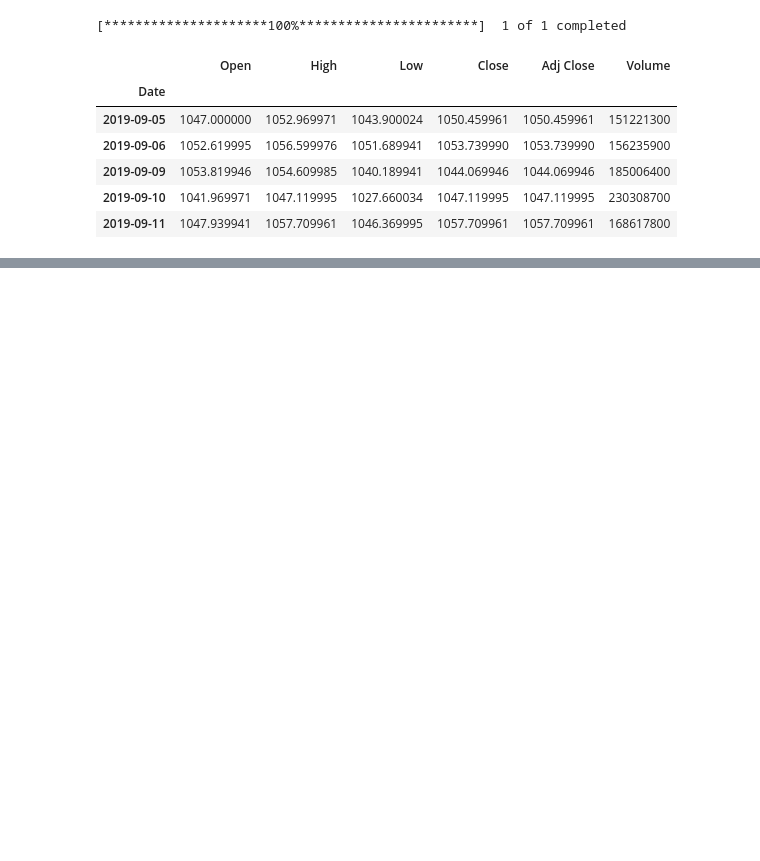
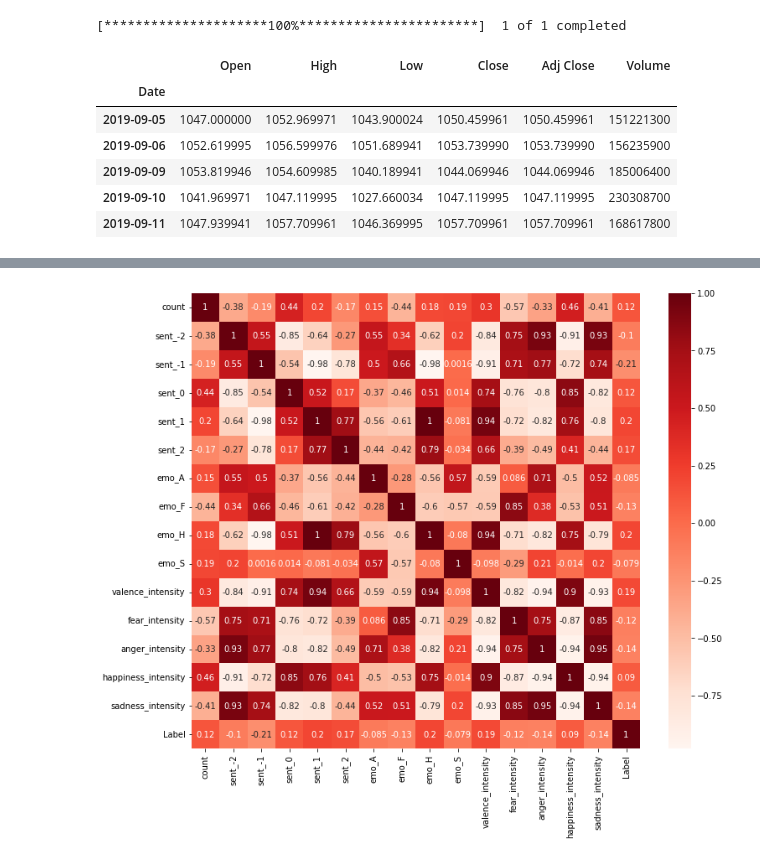
Before and after one commit to jiuliwei/Healthcare-Sector-Predictions-Based-on-COVID-Sentiment-Analysis, a Jupyter notebook: PA Proj.ipynb, the cells around one changed output, grey strips where cells are left out. Saved outputs shown, nothing was run; the diff lists cells and outputs as text; code cells hidden in the pictures; blank space fills up the shorter version.

```diff
--- a/PA Proj.ipynb
+++ b/PA Proj.ipynb
@@ -453,0 +448,14 @@ weighted avg       0.53      0.53      0.53       178
+# %%
+# Match Twitter with SPHC
+Twitter = pd.read_csv("output_percent.csv")
+i = 0
+j = 0
+while j < len(SPHC):
+    if str(Twitter.loc[i]["tweet_timestamp"]) != str(SPHC.loc[j]["Date"]):
+        Twitter.drop([i], inplace=True)
+        j-=1
+    i+=1
+    j+=1
+Twitter = Twitter.reset_index(drop = True)
+Twitter["Label"] = SPHC["Label"]
+Twitter
@@ -453,0 +476,8 @@ weighted avg       0.53      0.53      0.53       178
+# %%
+#Using Pearson Correlation
+plt.figure(figsize=(12,10))
+cor = Twitter.corr()
+sns.heatmap(cor, annot=True, cmap=plt.cm.Reds)
+plt.show()
+# %% [output]
+[figure, added]
```
Also changed, not shown: parts of 37 cells of this notebook, 1 other file.
